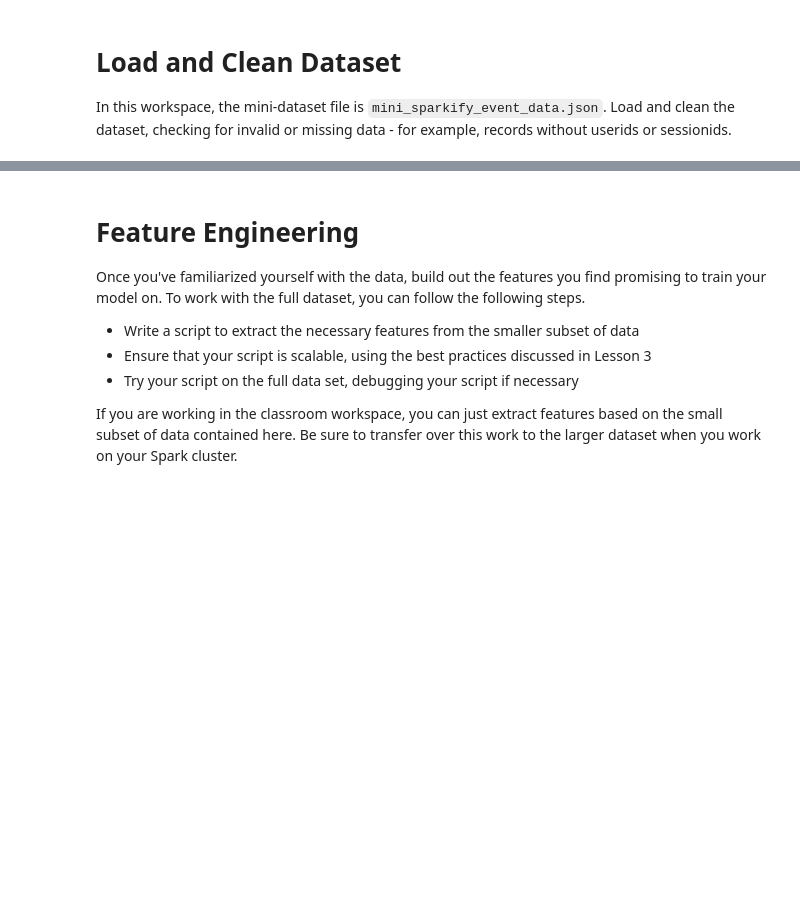
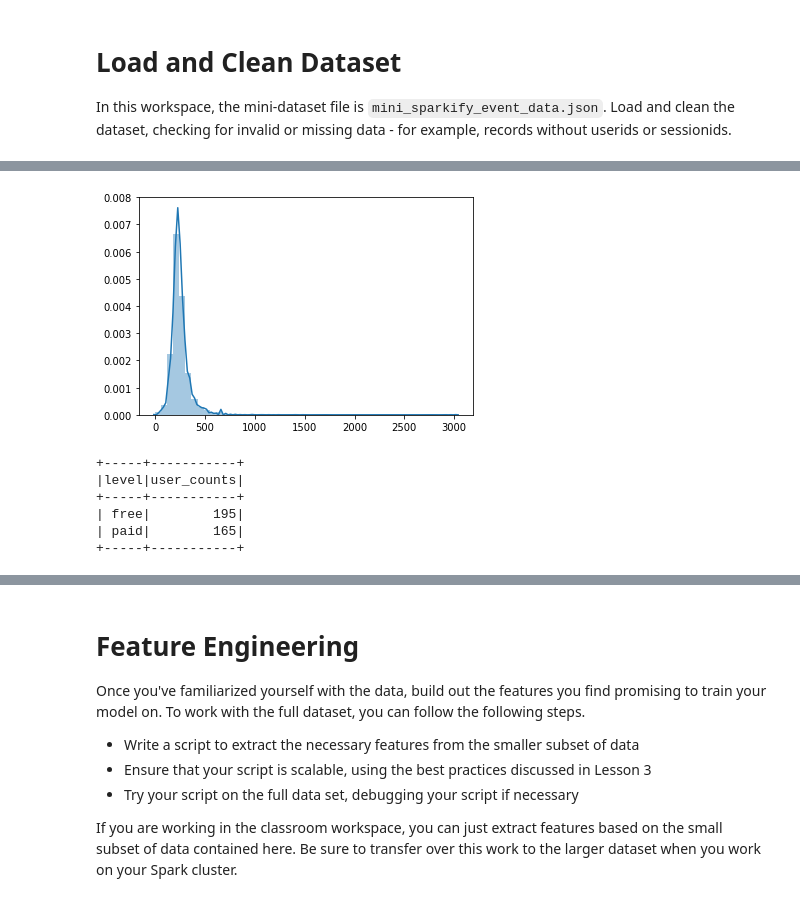
Before and after one commit to jan-casas/sparkify, a Jupyter notebook: Sparkify.ipynb, the cells around one changed output, grey strips where cells are left out. Saved outputs shown, nothing was run; the diff lists cells and outputs as text; code cells hidden in the pictures; blank space fills up the shorter version.

```diff
--- a/Sparkify.ipynb
+++ b/Sparkify.ipynb
@@ -56,0 +130,22 @@ ModuleNotFoundError: No module named 'ibmos2spark'
+# %%
+length_data = spark.sql('''
+        SELECT length
+        FROM Sparkify_local_cleaned
+''')
+sns.distplot(length_data.toPandas().dropna())
+# %% [output]
+[figure, added]
+# %%
+spark.sql('''
+        SELECT level,COUNT(DISTINCT userId) AS user_counts
+        FROM Sparkify_local_cleaned
+        GROUP BY level
+        ORDER BY user_counts DESC
+''').show()
+# %% [output]
++-----+-----------+
+|level|user_counts|
++-----+-----------+
+| free|        195|
+| paid|        165|
++-----+-----------+
```
Also changed, not shown: parts of 48 cells of this notebook.
